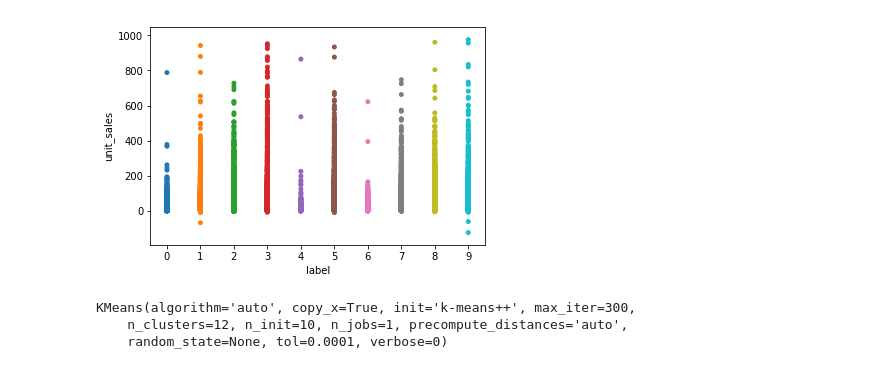
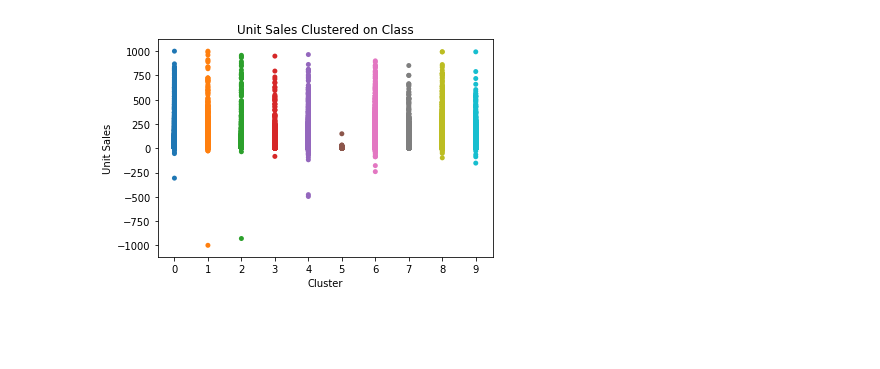
Before and after one commit to erstrong/FavoritaGrocery, a Jupyter notebook: Part3-ClusteringandModels/Clustering/Unit Sales Clusters.ipynb, the cells around one changed output. Drawn from its saved outputs; the diff is of its cells as text; code cells hidden in the pictures; blank space fills up the shorter version.

Commit message:
clustering and prediction part 1

```diff
--- a/Part3-ClusteringandModels/Clustering/Unit Sales Clusters.ipynb
+++ b/Part3-ClusteringandModels/Clustering/Unit Sales Clusters.ipynb
@@ -26,3 +16,8 @@ X_train,X_test=train_test_split(test,test_size=0.5)
+# %%
+test = test[test['unit_sales'] <=1000]
+test = test[test['unit_sales'] >= -1000]
+# %%
+medians = pd.DataFrame({'median' : test.groupby('class')['unit_sales'].median(), 'count': test['class'].value_counts()}).reset_index()
 # %%
 scores=[]
 for k in range(1,20):
@@ -105,3 +59,6 @@ plt.show()
 # %%
 kmeanModel = KMeans(n_clusters=10)
-kmeanModel.fit(test)
+kmeanModel.fit(medians[['median']])
+
+
+medians['label'] = kmeanModel.labels_
@@ -116,14 +93,14 @@ clusters = pd.DataFrame({'unit_sales': unitsales,'label': labels})
+# %%
+medians['class'] = medians['index']
+medians.drop('index', axis=1, inplace=True)
+medians.drop('count', axis=1, inplace=True)
+test = test.merge(medians, how='left', on='class')
 # %%
-import seaborn as sns
 plt.close('all')
-sns.stripplot(x='label', y='unit_sales', data=clusters)
+sns.stripplot(x='label', y='unit_sales', data=test)
+plt.xlabel('Cluster')
+plt.ylabel('Unit Sales')
+plt.title('Unit Sales Clustered on Class')
 plt.show()
 # %% [output]
-[figure, old version]
+[figure, new version]
-# %%
-kmeanModel2 = KMeans(n_clusters=12)
-kmeanModel2.fit(test)
-# %% [output]
-KMeans(algorithm='auto', copy_x=True, init='k-means++', max_iter=300,
-    n_clusters=12, n_init=10, n_jobs=1, precompute_distances='auto',
-    random_state=None, tol=0.0001, verbose=0)
```
Also changed, not shown: parts of 23 cells of this notebook, 41 other files.
